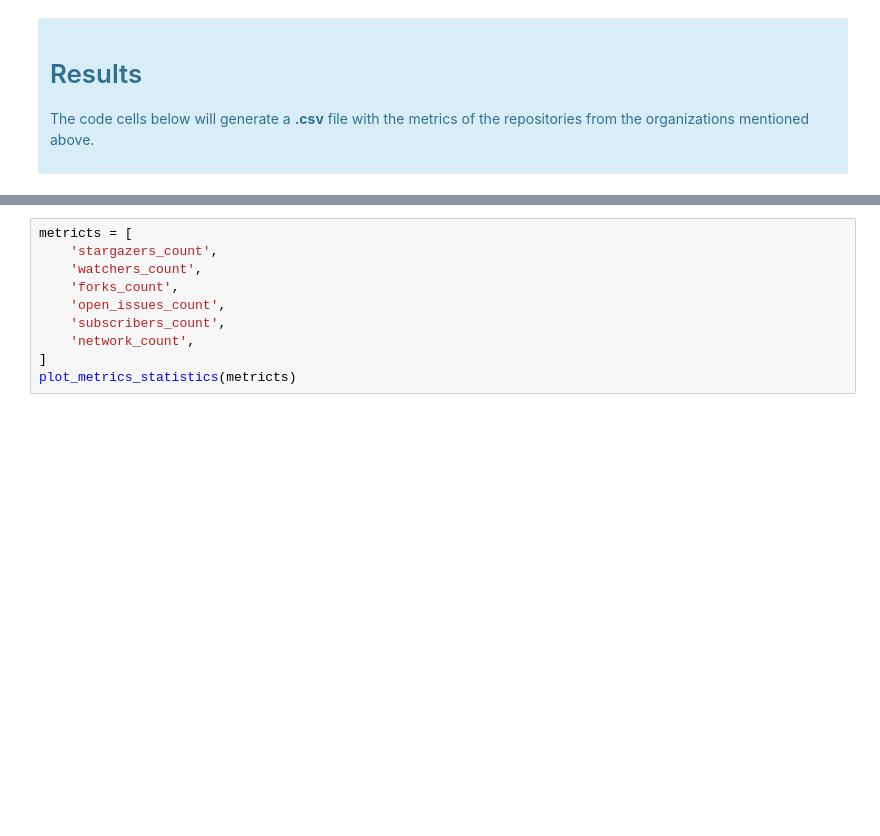
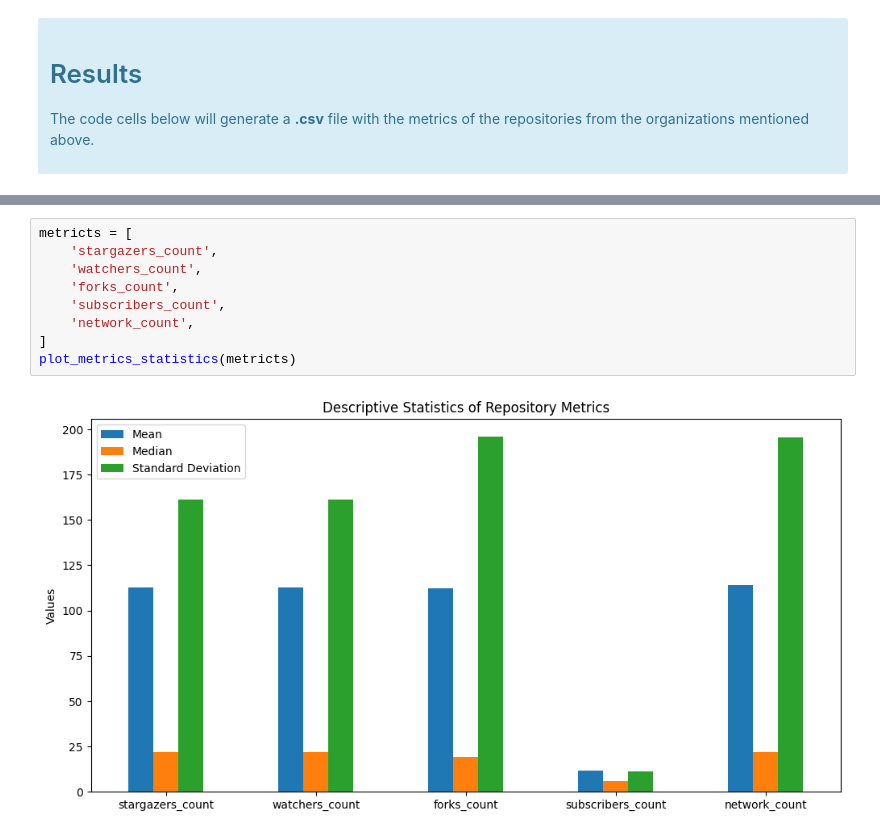
Before and after one commit to Cafeo-Group/git-infer, a Jupyter notebook: 0-GetCodeSamples/1-get_git_metrics.ipynb, the cells around one changed output, grey strips where cells are left out. Drawn from its saved outputs; the diff is of its cells as text; blank space fills up the shorter version.

```diff
--- a/0-GetCodeSamples/1-get_git_metrics.ipynb
+++ b/0-GetCodeSamples/1-get_git_metrics.ipynb
@@ -292,10 +355,11 @@ plot_metrics_boxplot(metricts)
 # %%
 metricts = [
     'stargazers_count',
     'watchers_count',
     'forks_count',
-    'open_issues_count',
     'subscribers_count',
     'network_count',
 ]
 plot_metrics_statistics(metricts)
+# %% [output]
+[figure, added]
```
Also changed, not shown: parts of 10 cells of this notebook, 1 other file.
